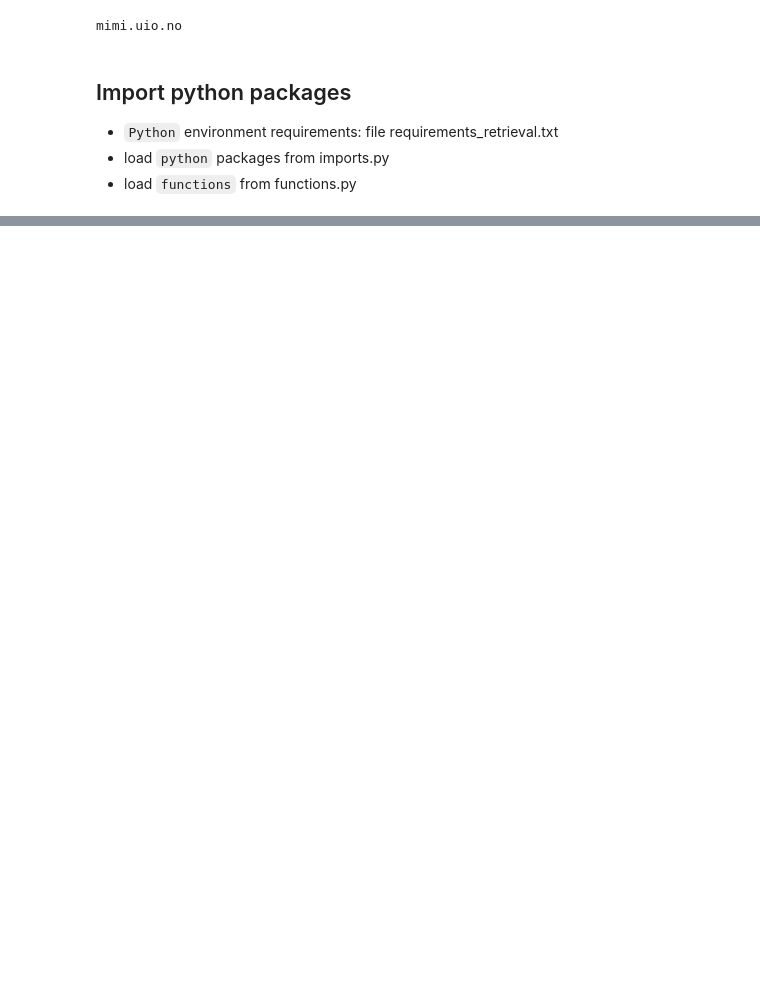
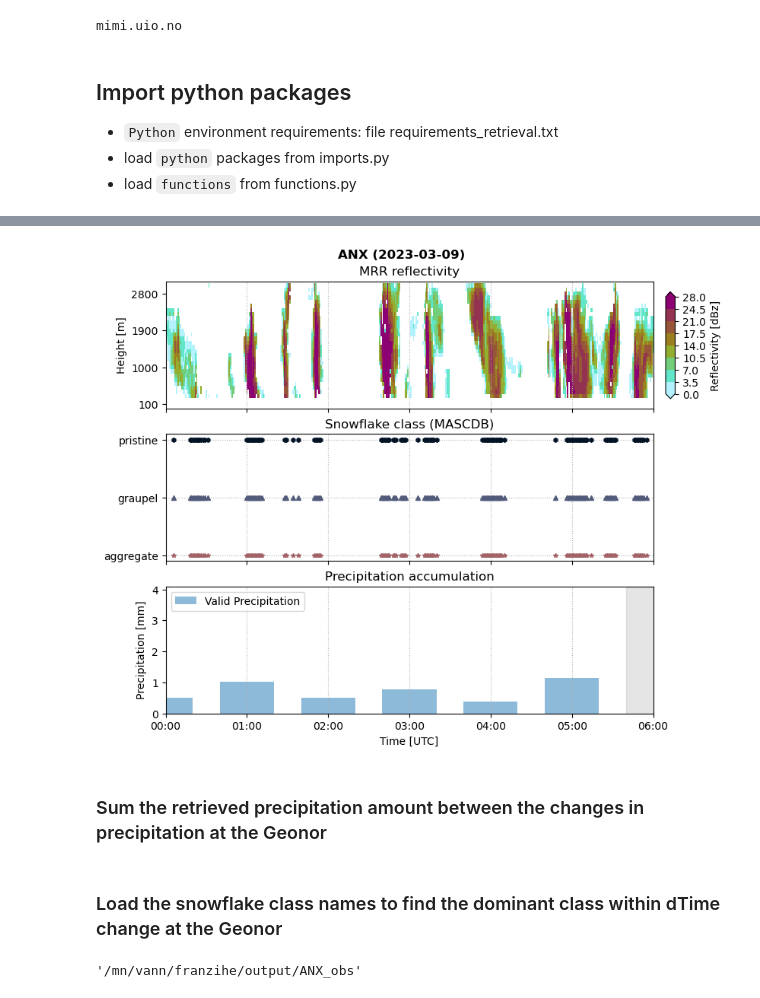
Before and after one commit to franzihe/retrieval_analysis, a Jupyter notebook: work/combined_obs/01_plt_obs_daily.ipynb, the cells around one changed output, grey strips where cells are left out. Cells and saved outputs as stored; diff of their text form; code cells hidden in the pictures; blank space fills up the shorter version.

```diff
--- a/work/combined_obs/01_plt_obs_daily.ipynb
+++ b/work/combined_obs/01_plt_obs_daily.ipynb
@@ -846,0 +426,15 @@ date = mrr_in_dict[key][j][-11:-3]
+# %%
+site='ANX'
+date = '20230309'
+day_start = pd.Timestamp(f"{date} 00:00:00")
+day_end = day_start + pd.Timedelta(hours=23, minutes=59)
+_xmax = day_start + pd.Timedelta(hours=6)
+
+
+fct.plt_Ze_W_p_T_U(ds_23.sel(time=date), day_start, _xmax, site)
+# save image to png
+# plt.savefig(FIG_DIR + f'Ze_snowflake_class_precip_{site}_20230309.png', format='png', bbox_inches='tight', dpi=300, )#transparent=True,)
+# %% [output]
+[figure, added]
+# %% [markdown]
+### Sum the retrieved precipitation amount between the changes in precipitation at the Geonor
@@ -846,0 +445,2 @@ date = mrr_in_dict[key][j][-11:-3]
+# %% [markdown]
+### Load the snowflake class names to find the dominant class within dTime change at the Geonor
@@ -846,0 +522,4 @@ date = mrr_in_dict[key][j][-11:-3]
+# %%
+nc_dir
+# %% [output]
+'/mn/vann/franzihe/output/ANX_obs'
```
Also changed, not shown: parts of 44 cells of this notebook.
